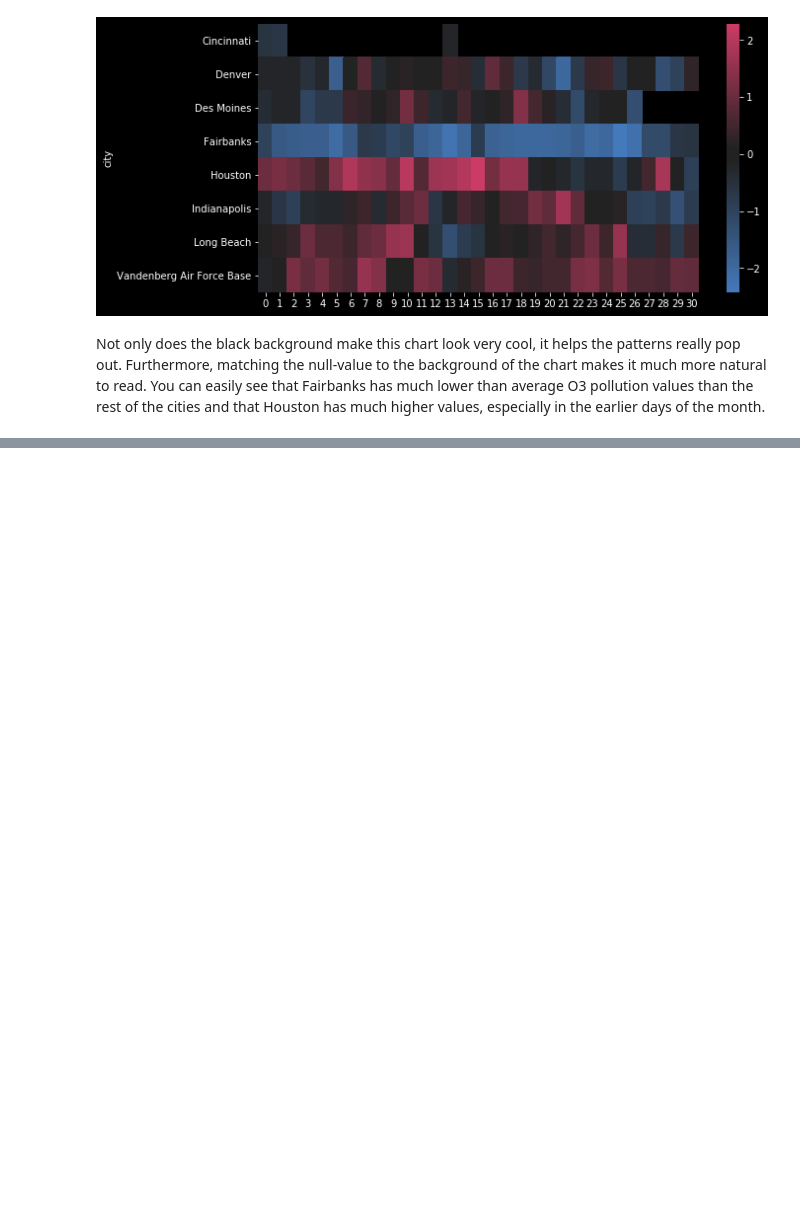
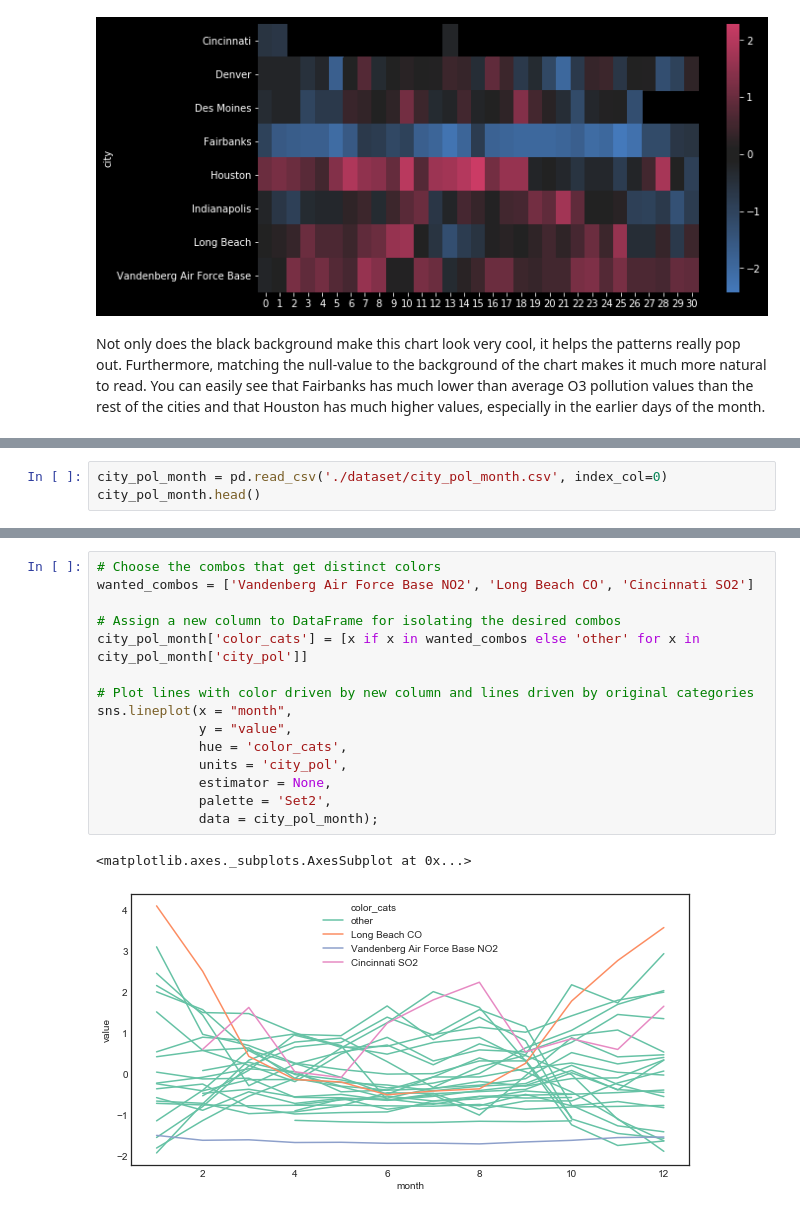
Before and after one commit to goodboychan/datacamp_repo, a Jupyter notebook: Improving.Your Data.Visualizations.in.Python/Using-color-in-your-visualizations.ipynb, the cells around one changed output, grey strips where cells are left out. Cells and saved outputs as stored; diff of their text form; blank space fills up the shorter version.

```diff
--- a/Improving.Your Data.Visualizations.in.Python/Using-color-in-your-visualizations.ipynb
+++ b/Improving.Your Data.Visualizations.in.Python/Using-color-in-your-visualizations.ipynb
@@ -193,0 +222,3 @@ Not only does the black background make this chart look very cool, it helps the
+# %%
+city_pol_month = pd.read_csv('./dataset/city_pol_month.csv', index_col=0)
+city_pol_month.head()
@@ -193,0 +232,18 @@ Not only does the black background make this chart look very cool, it helps the
+# %%
+# Choose the combos that get distinct colors
+wanted_combos = ['Vandenberg Air Force Base NO2', 'Long Beach CO', 'Cincinnati SO2']
+
+# Assign a new column to DataFrame for isolating the desired combos
+city_pol_month['color_cats'] = [x if x in wanted_combos else 'other' for x in city_pol_month['city_pol']]
+
+# Plot lines with color driven by new column and lines driven by original categories
+sns.lineplot(x = "month",
+             y = "value",
+             hue = 'color_cats',
+             units = 'city_pol',
+             estimator = None,
+             palette = 'Set2',
+             data = city_pol_month);
+# %% [output]
+<matplotlib.axes._subplots.AxesSubplot at 0x...>
+[figure, added]
```
Also changed, not shown: parts of 17 cells of this notebook, 2 other files.
